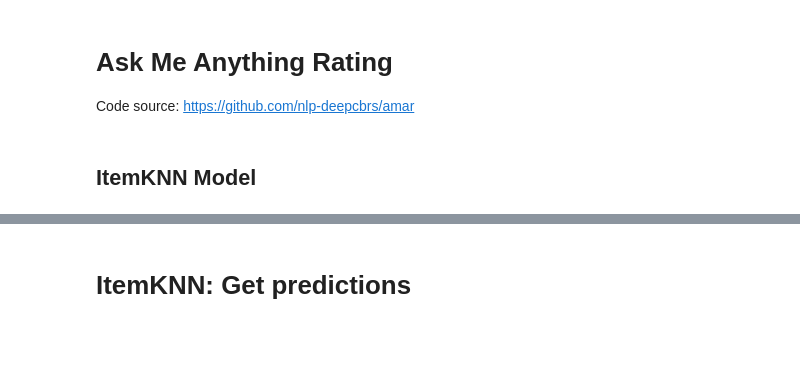
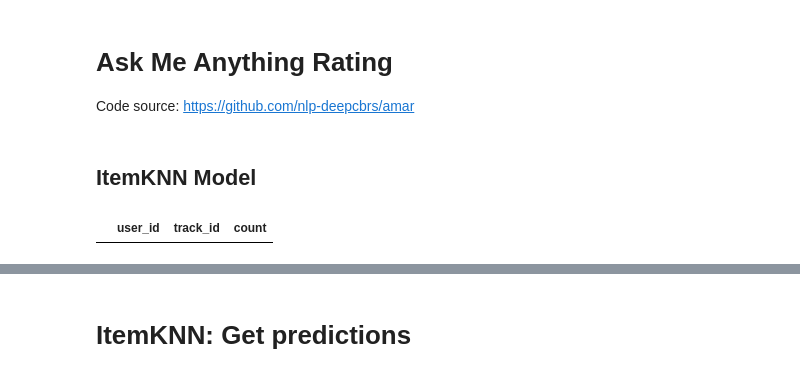
Before and after one commit to Katrin-Leberfinger/Hybrid-gender-debiased-music-recommendation, a Jupyter notebook: 03_knn.ipynb, the cells around one changed output, grey strips where cells are left out. Saved outputs shown, nothing was run; the diff lists cells and outputs as text; code cells hidden in the pictures; blank space fills up the shorter version.

```diff
--- a/03_knn.ipynb
+++ b/03_knn.ipynb
@@ -66,6 +70,10 @@ def get_ndcg(rel_true, k):
 # %%
 df_ratings_train = data_interaction_train[['user_id', 'track_id', 'count']]
 df_ratings_test = data_interaction_test[['user_id', 'track_id', 'count']]
+# %%
+df_ratings_train[df_ratings_train.duplicated()]
+# %% [output]
+|  | user_id | track_id | count |
 # %%
 from scipy.sparse import csr_matrix
 from sklearn.neighbors import NearestNeighbors
```
Also changed, not shown: parts of 16 cells of this notebook.
